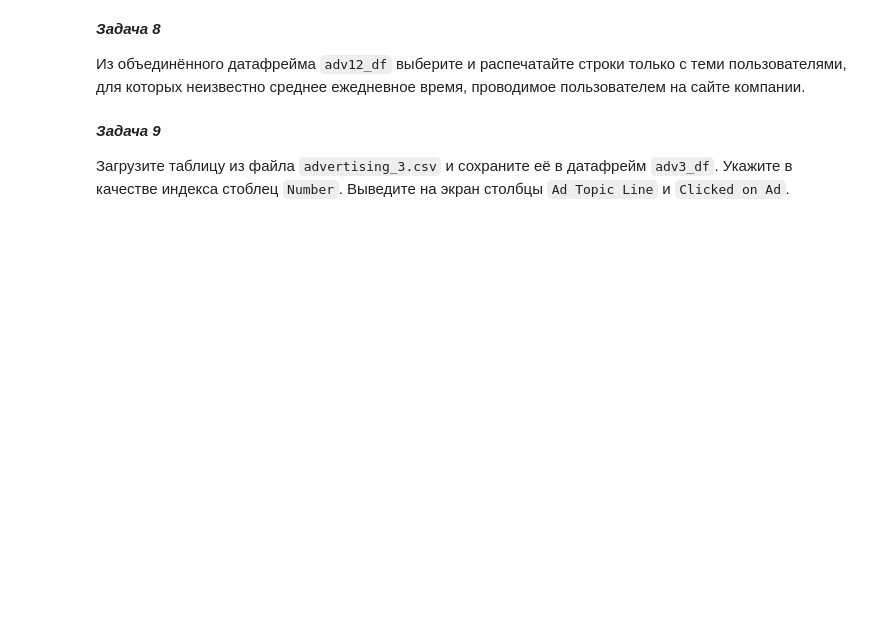
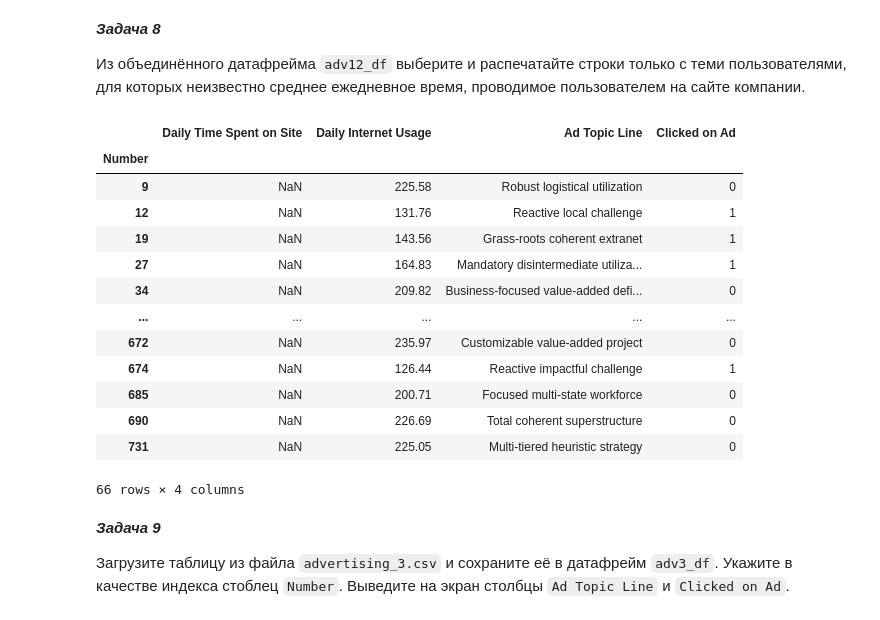
Before and after one commit to IgorKolotushkin/DS_homework, a Jupyter notebook: hw_12/12.6_Домашнее_задание.ipynb, the cells around one changed output. Drawn from its saved outputs; the diff is of its cells as text; code cells hidden in the pictures; blank space fills up the shorter version.

```diff
--- a/hw_12/12.6_Домашнее_задание.ipynb
+++ b/hw_12/12.6_Домашнее_задание.ipynb
@@ -186,3 +202,20 @@ memory usage: 15.9+ KB
+# %%
+adv12_df[adv12_df['Daily Time Spent on Site'].isna()]
+# %% [output]
+|  | Daily Time Spent on Site | Daily Internet Usage | Ad Topic Line | Clicked on Ad |
+| Number |  |  |  |  |
+| 9 | NaN | 225.58 | Robust logistical utilization | 0 |
+| 12 | NaN | 131.76 | Reactive local challenge | 1 |
+| 19 | NaN | 143.56 | Grass-roots coherent extranet | 1 |
+| 27 | NaN | 164.83 | Mandatory disintermediate utiliza... | 1 |
+| 34 | NaN | 209.82 | Business-focused value-added defi... | 0 |
+| ... | ... | ... | ... | ... |
+| 672 | NaN | 235.97 | Customizable value-added project | 0 |
+| 674 | NaN | 126.44 | Reactive impactful challenge | 1 |
+| 685 | NaN | 200.71 | Focused multi-state workforce | 0 |
+| 690 | NaN | 226.69 | Total coherent superstructure | 0 |
+| 731 | NaN | 225.05 | Multi-tiered heuristic strategy | 0 |
+66 rows × 4 columns
 # %% [markdown]
 ***Задача 9***
 
```
Also changed, not shown: parts of 14 cells of this notebook.
